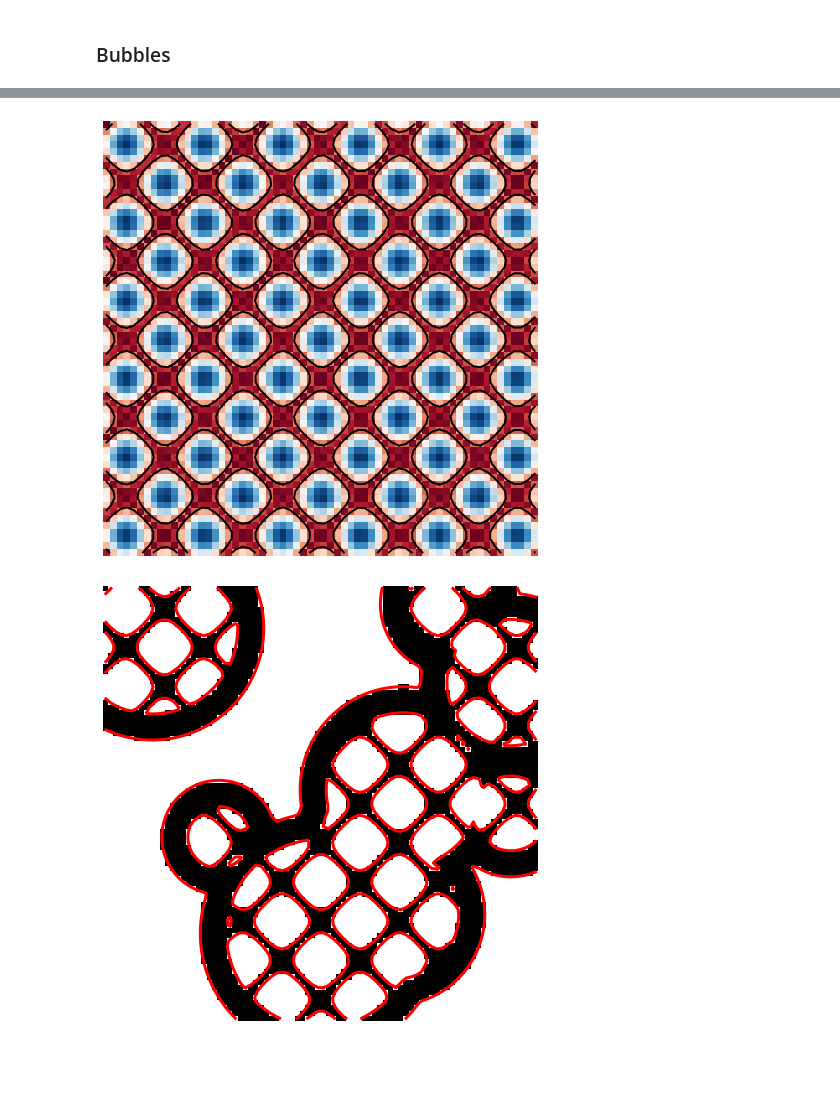
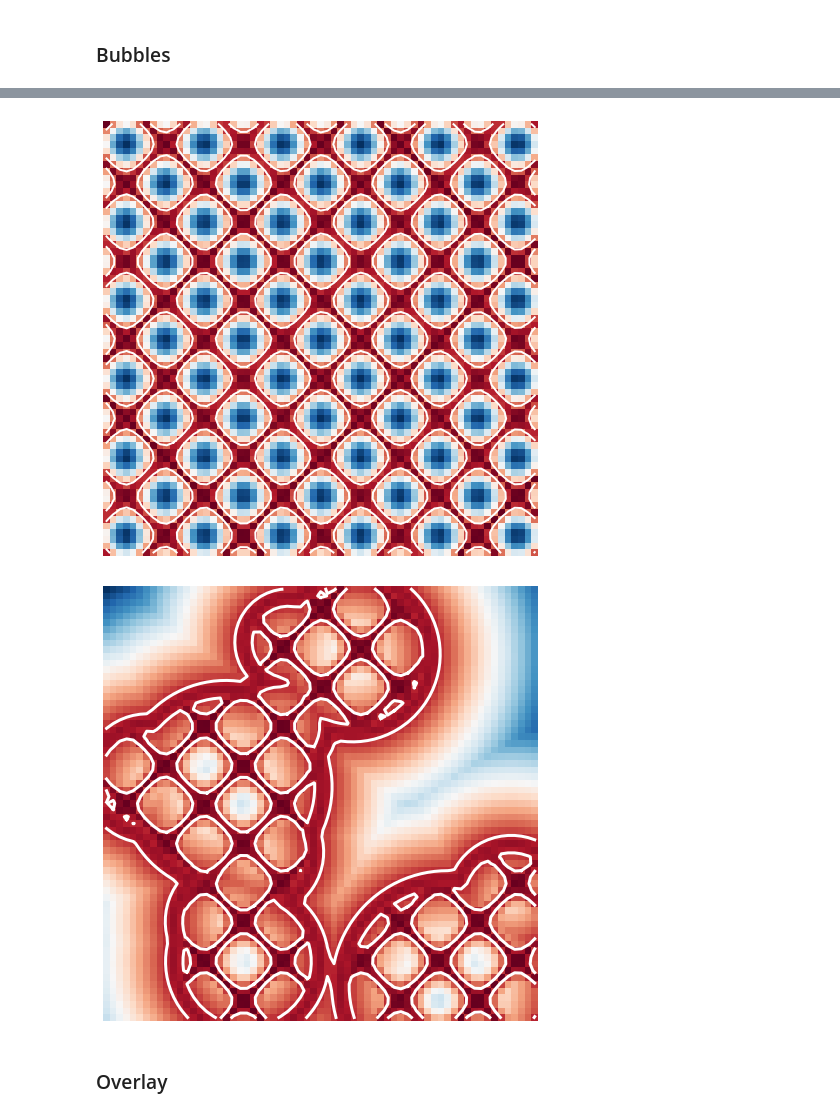
Before and after one commit to compas-teaching/ITA19, a Jupyter notebook: modules/module8/volmod.ipynb, the cells around one changed output, grey strips where cells are left out. Saved outputs shown, nothing was run; the diff lists cells and outputs as text; code cells hidden in the pictures; blank space fills up the shorter version.

```diff
--- a/modules/module8/volmod.ipynb
+++ b/modules/module8/volmod.ipynb
@@ -246,6 +260,6 @@ contours = measure.find_contours(mcs, 0.)
 plt.figure(figsize=(8,8))
 plt.axis('off')
 plt.imshow(mcs,cmap='RdBu')
-for n, contour in enumerate(contours):
+for i, contour in enumerate(contours):
     plt.plot(contour[:, 1], contour[:, 0], linewidth=2, c='k')
 # %% [output]
@@ -253,3 +267,5 @@ for n, contour in enumerate(contours):
+# %%
+n=65
 # %%
 class Lattice(object):
     def __init__(self, wl=1.):
@@ -260,7 +276,6 @@ class Lattice(object):
         return abs(d)-0.4
 # %%
 l = Lattice(0.9)
-n = 64
 ml = np.empty((n,n))
 for x in range(n):
     for y in range(n):
@@ -273,10 +288,10 @@ contours = measure.find_contours(ml, 0.)
 plt.figure(figsize=(8,8))
 plt.axis('off')
 plt.imshow(ml, cmap='RdBu')
-for n, contour in enumerate(contours):
-    plt.plot(contour[:, 1], contour[:, 0], linewidth=2, c='k')
+for i, contour in enumerate(contours):
+    plt.plot(contour[:, 1], contour[:, 0], linewidth=2, c='w')
 # %% [output]
-[figure, old version]
+[figure, new version]
 # %%
 class Intersection(object):
     def __init__(self, objs=None):
@@ -299,7 +324,7 @@ class Shell(object):
 # %%
-i = Intersection([l,u])
-csh = Shell(u,0.3)
-u2 = Union([i,csh])
+ints = Intersection([l,u])
+csh = Shell(u,0.2)
+u2 = Union([ints,csh])
 
 compl = np.empty((n,n))
 for x in range(n):
@@ -311,9 +336,11 @@ for x in range(n):
 # %%
 contours = measure.find_contours(compl, 0.)
 plt.figure(figsize=(8,8))
 plt.axis('off')
-plt.imshow(compl<0, cmap='Greys')
-for n, contour in enumerate(contours):
-    plt.plot(contour[:, 1], contour[:, 0], linewidth=3, c='r')
+plt.imshow(compl, cmap='RdBu')
+for i, contour in enumerate(contours):
+    plt.plot(contour[:, 1], contour[:, 0], linewidth=3, c='w')
 # %% [output]
-[figure, old version]
+[figure, new version]
+# %% [markdown]
+### Overlay
```
Also changed, not shown: parts of 19 cells of this notebook, 7 other files.
